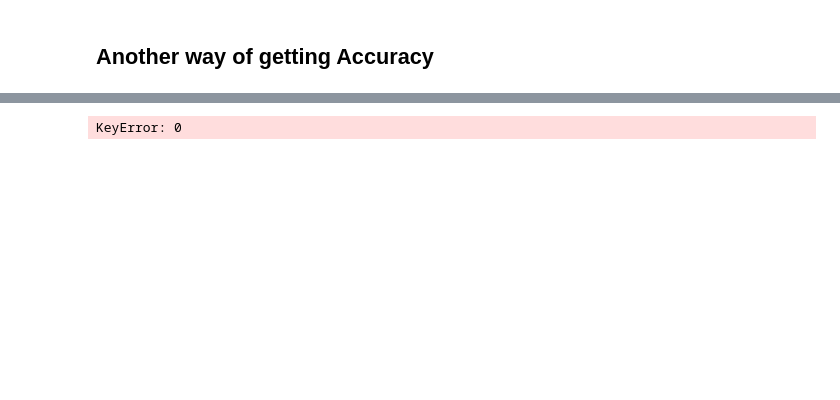
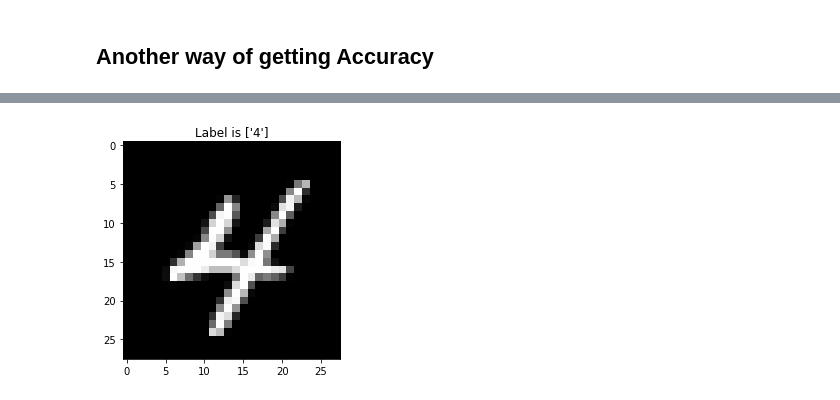
Before and after one commit to dinskutty/sckit-learn, a Jupyter notebook: random_forest.ipynb, the cells around one changed output, grey strips where cells are left out. Saved outputs shown, nothing was run; the diff lists cells and outputs as text; code cells hidden in the pictures; blank space fills up the shorter version.

```diff
--- a/random_forest.ipynb
+++ b/random_forest.ipynb
@@ -146,12 +148,12 @@ print(y_predicted)
 # %%
+pixel = x_test.iloc[0].values
+label = y_predicted
 
-label = y_predicted
-pixel = x_test[0]
 
 pixel = np.array(pixel,dtype = 'uint8')
 pixel = pixel.reshape((28,28))
 plt.title('Label is {label}'.format(label=label))
 plt.imshow(pixel,cmap = 'gray')
 plt.show()
 # %% [output]
-KeyError: 0
+[figure, added]
```
Also changed, not shown: parts of 6 cells of this notebook, 1 other file.
